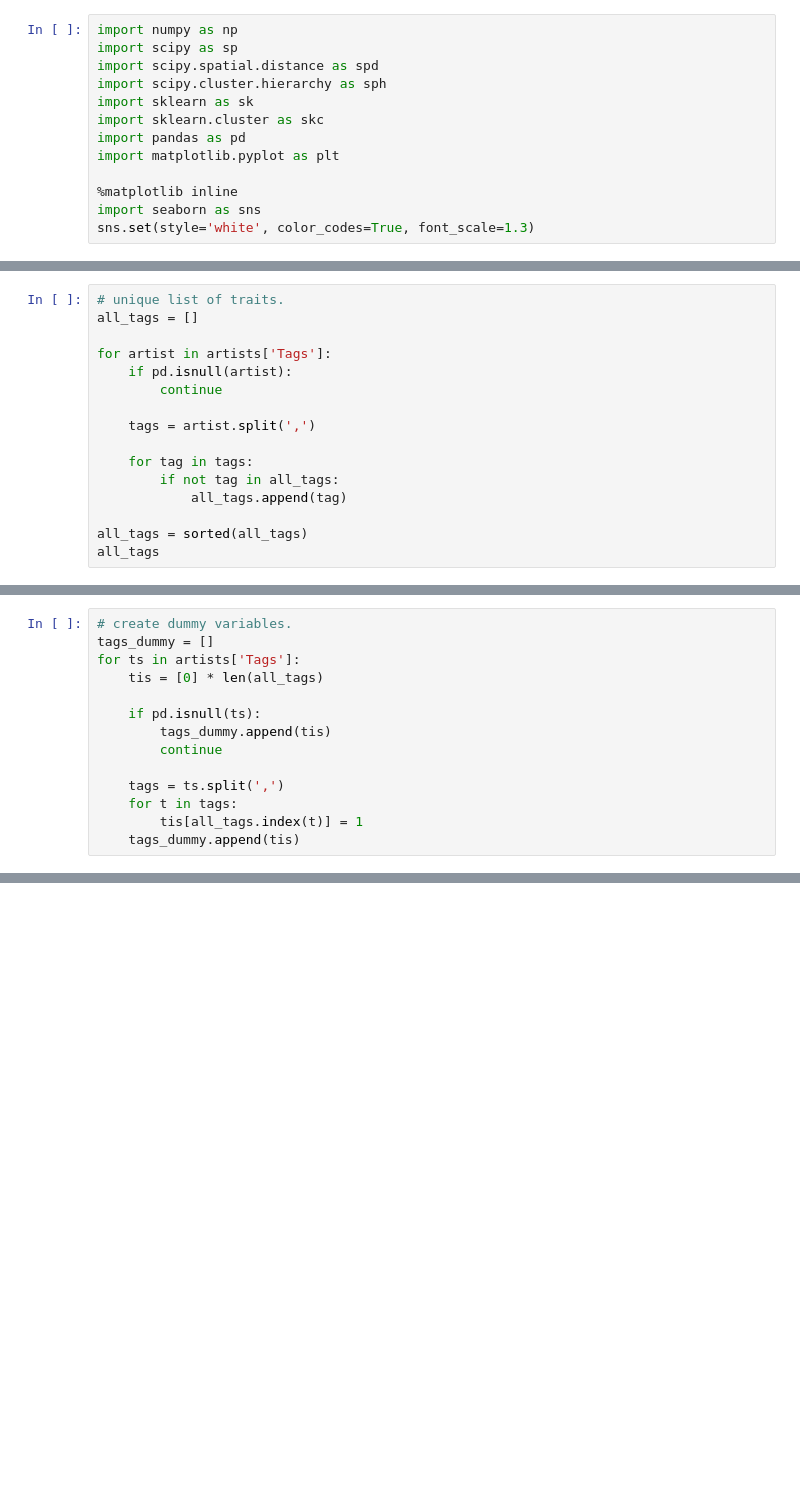
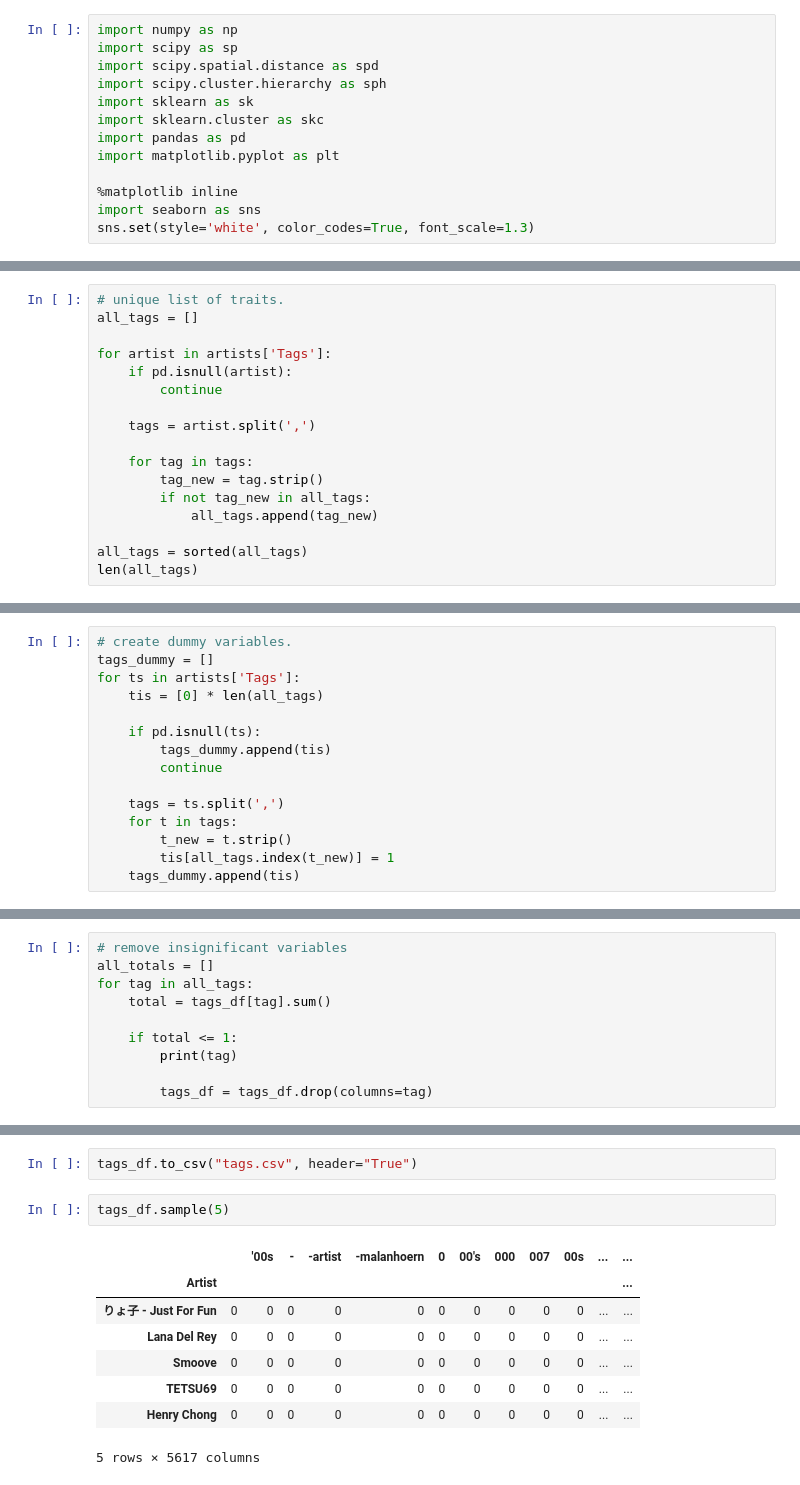
Before and after one commit to edelgrace/last.fm_data_story, a Jupyter notebook: Project 1.2.ipynb, the cells around one changed output, grey strips where cells are left out. Saved outputs shown, nothing was run; the diff lists cells and outputs as text; blank space fills up the shorter version.

```diff
--- a/Project 1.2.ipynb
+++ b/Project 1.2.ipynb
@@ -51,9 +39,10 @@ for artist in artists['Tags']:
     tags = artist.split(',')
 
     for tag in tags:
-        if not tag in all_tags:
-            all_tags.append(tag)
+        tag_new = tag.strip()
+        if not tag_new in all_tags:
+            all_tags.append(tag_new)
 
 all_tags = sorted(all_tags)
-all_tags
+len(all_tags)
 # %% [output]
@@ -86,6 +59,7 @@ for ts in artists['Tags']:
 
     tags = ts.split(',')
     for t in tags:
-        tis[all_tags.index(t)] = 1
+        t_new = t.strip()
+        tis[all_tags.index(t_new)] = 1
     tags_dummy.append(tis)
 # %%
@@ -93,2 +67,12 @@ for ts in artists['Tags']:
 names = artists['Artist']
 tags_df = pd.DataFrame(tags_dummy, columns=all_tags, index=names)
+# %%
+# remove insignificant variables
+all_totals = []
+for tag in all_tags:
+    total = tags_df[tag].sum()
+
+    if total <= 1:
+        print(tag)
+
+        tags_df = tags_df.drop(columns=tag)
@@ -94,0 +97,13 @@ tags_df = pd.DataFrame(tags_dummy, columns=all_tags, index=names)
+# %%
+tags_df.to_csv("tags.csv", header="True")
+# %%
+tags_df.sample(5)
+# %% [output]
+|  |  | '00s | - | -artist | -malanhoern | 0 | 00's | 000 | 007 | 00s | ... | ... |
+| Artist |  |  |  |  |  |  |  |  |  |  |  | ... |
+| りょ子 - Just For Fun | 0 | 0 | 0 | 0 | 0 | 0 | 0 | 0 | 0 | 0 | ... | ... |
+| Lana Del Rey | 0 | 0 | 0 | 0 | 0 | 0 | 0 | 0 | 0 | 0 | ... | ... |
+| Smoove | 0 | 0 | 0 | 0 | 0 | 0 | 0 | 0 | 0 | 0 | ... | ... |
+| TETSU69 | 0 | 0 | 0 | 0 | 0 | 0 | 0 | 0 | 0 | 0 | ... | ... |
+| Henry Chong | 0 | 0 | 0 | 0 | 0 | 0 | 0 | 0 | 0 | 0 | ... | ... |
+5 rows × 5617 columns
```
Also changed, not shown: parts of 5 cells of this notebook, 1 other file.
